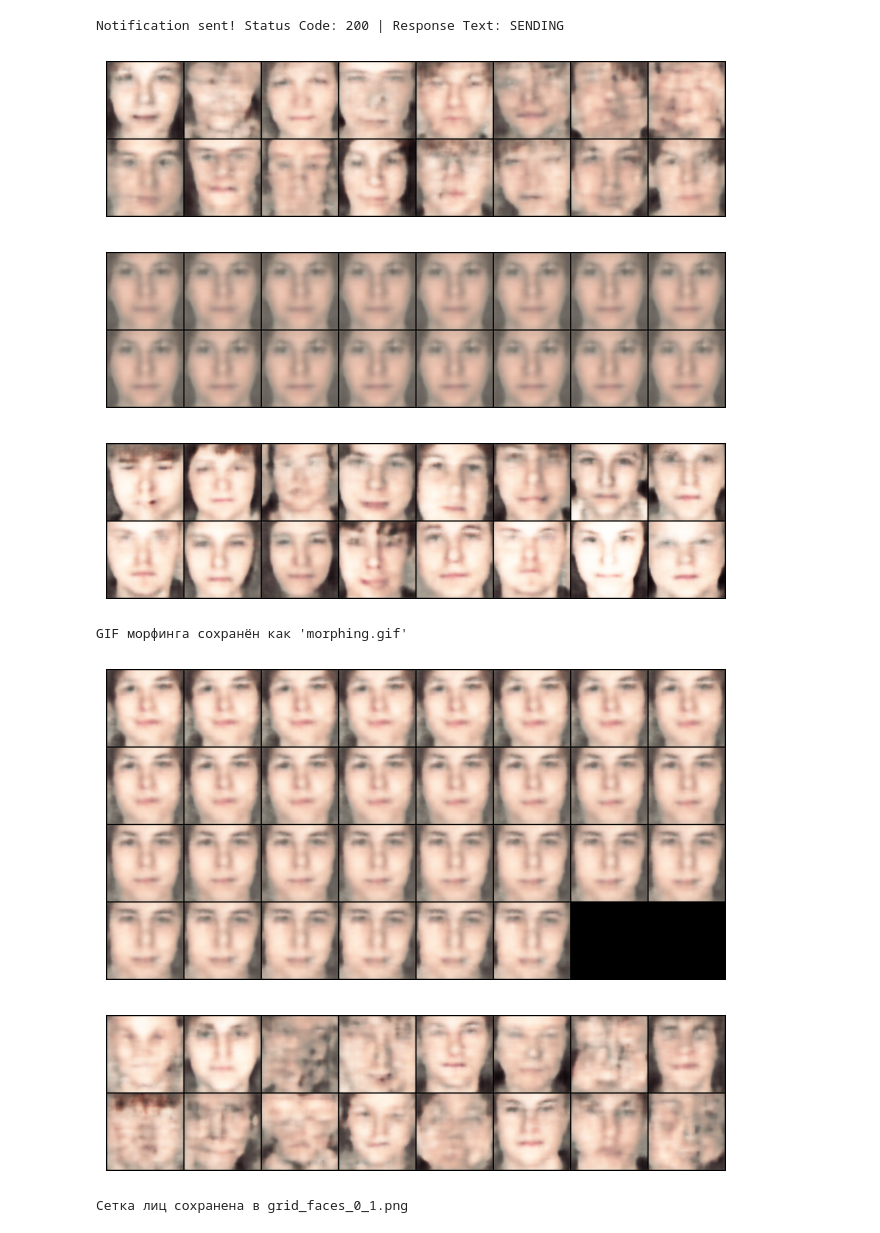
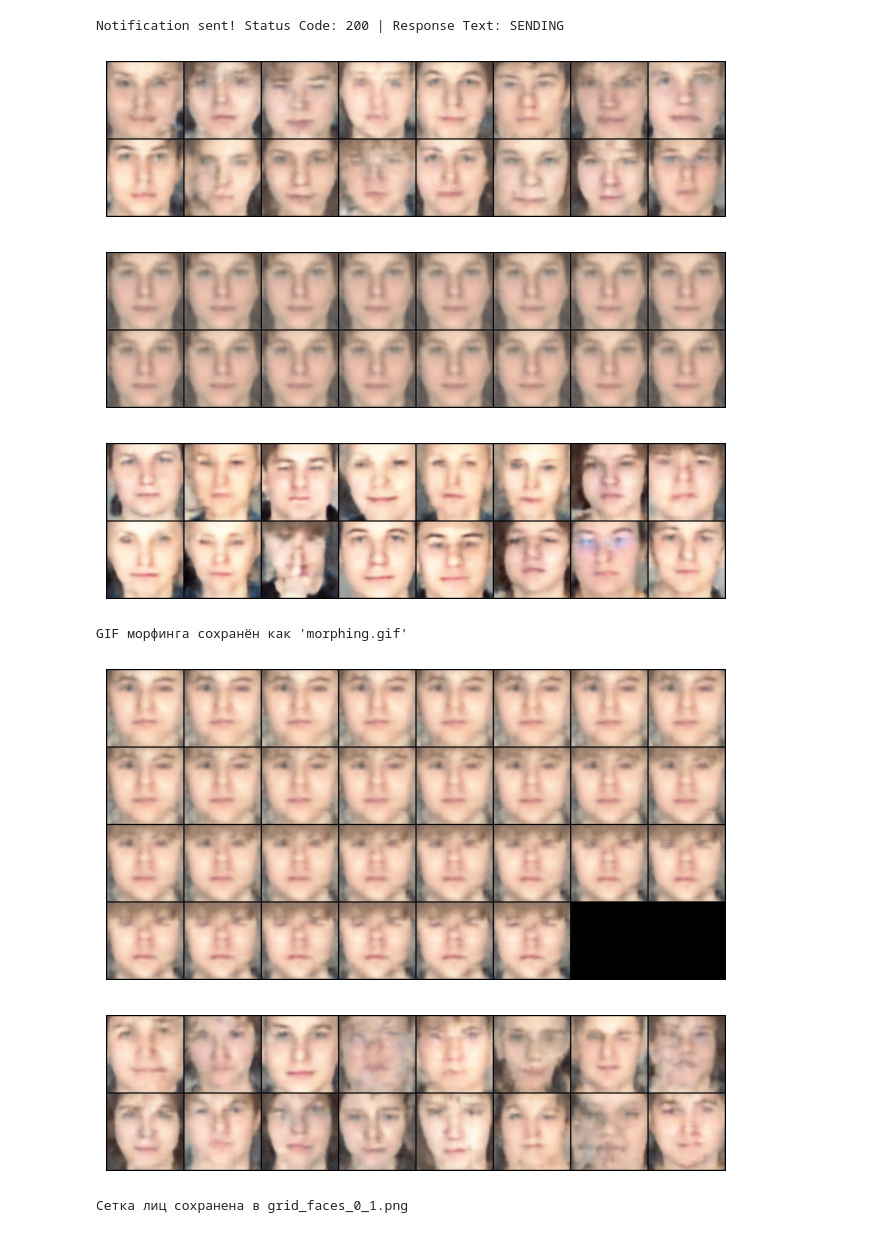
Before and after one commit to teyhd/AvtoEncoder, a Jupyter notebook: 0. Simple Train.ipynb, the cells around one changed output. Cells and saved outputs as stored; diff of their text form; code cells hidden in the pictures.

```diff
--- a/0. Simple Train.ipynb
+++ b/0. Simple Train.ipynb
@@ -14,14 +14,14 @@ from VAE.vae_v0 import VAE
 # %%
 # --- Гиперпараметры ---
 BATCH_SIZE = 64
-LATENT_DIM = 128 *1
+LATENT_DIM = 2048 #256
 IMAGE_SIZE = 128  # Можно менять: 64, 128, 256 (должно делиться на 16)
 
-EPOCHS = 100
+EPOCHS = 500
 LEARNING_RATE = 1e-3
-SAVE_PATH = './models/vae_model_V-1.pth'
+SAVE_PATH = './models/vae0_model_V1.pth'
 OLD_MODEL = False  # Указать путь к модели для загрузки, если нужно
-OLD_MODEL = SAVE_PATH
+#OLD_MODEL = SAVE_PATH
 # %%
 # --- Устройство ---
 device = torch.device('cuda' if torch.cuda.is_available() else 'cpu')
@@ -177,7 +189,6 @@ def imshow(img):
 
 # --- Настройки ---
 NUM_PIC = 16  # Количество изображений
-LATENT_DIM = 128
 DEVICE = torch.device('cuda' if torch.cuda.is_available() else 'cpu')
 
 # Предполагаем, что модель уже загружена как "vae"
@@ -219,38 +230,38 @@ with torch.no_grad():
     vutils.save_image(samples.cpu(), 'z_from_real_imgs.png', nrow=4)
     imshow(torchvision.utils.make_grid(samples.cpu()))
 
 # --- 4. Интерполяция между двумя точками ---
 frames = []
 with torch.no_grad():
     z1 = torch.randn(1, LATENT_DIM).to(DEVICE)
     z2 = torch.randn(1, LATENT_DIM).to(DEVICE)
     alphas = torch.linspace(0, 1, steps=30).unsqueeze(1).to(DEVICE)
     z = (1 - alphas) * z1 + alphas * z2
     for i, zi in enumerate(z):
         sample = vae.decoder(zi.unsqueeze(0))
         img_path = f'morph_frames/frame_{i:03d}.png'
         vutils.save_image(sample.cpu(), img_path, nrow=1)
         frames.append(imageio.imread(img_path))
     imageio.mimsave('morphing.gif', frames, fps=10)
     print("GIF морфинга сохранён как 'morphing.gif'")
 
 # Показываем последний батч интерполяции
 vutils.save_image(vae.decoder(z).cpu(), 'z_interpolation.png', nrow=6)
 imshow(torchvision.utils.make_grid(vae.decoder(z).cpu()))
 
 # --- 5. Альтернативное распределение (равномерное) ---
 with torch.no_grad():
     z = torch.empty(NUM_PIC, LATENT_DIM).uniform_(-2, 2).to(DEVICE)
     samples = vae.decoder(z)
     vutils.save_image(samples.cpu(), 'z_uniform_distribution.png', nrow=4)
     imshow(torchvision.utils.make_grid(samples.cpu()))
 # %% [output]
-[figure, old version]
+[figure, new version]
 [figure]
-[figure, old version]
+[figure, new version]
 GIF морфинга сохранён как 'morphing.gif'
-[figure, old version]
+[figure, new version]
-[figure, old version]
+[figure, new version]
 # %%
 # Код для удобного подбора ручных признаков и генерации 2D-сетки лиц + анимация
 
```
Also changed, not shown: parts of 7 cells of this notebook, 5 other files.
